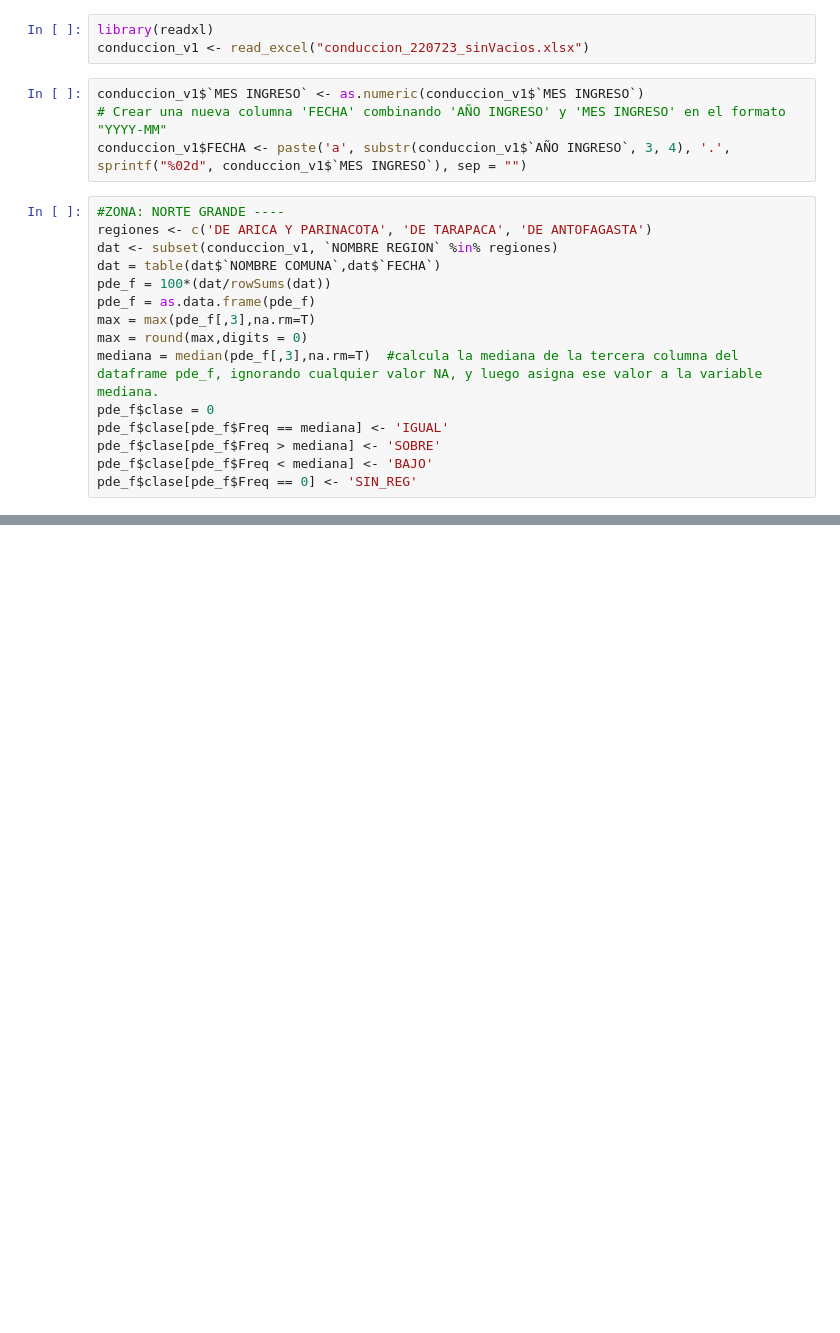
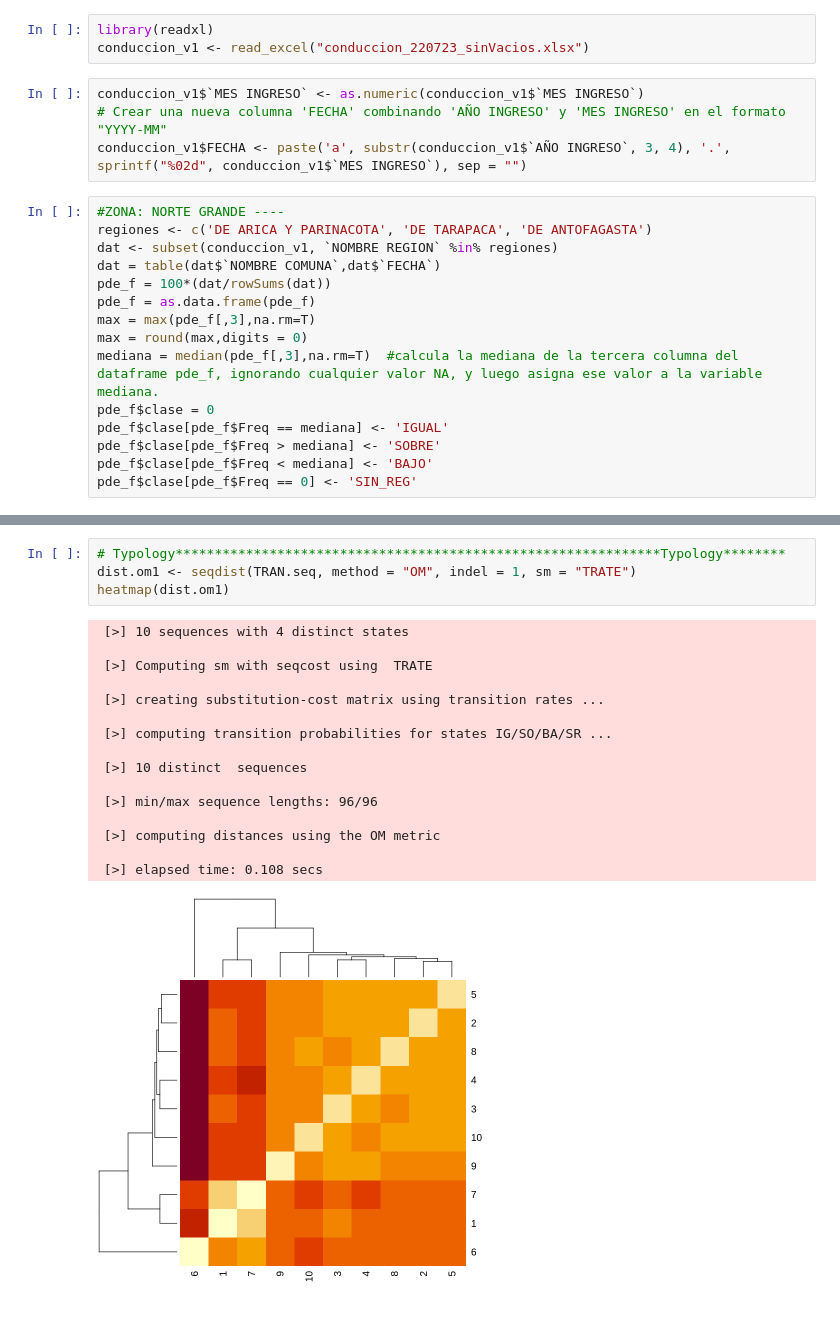
Before and after one commit to RodrigoEduard/TFMviu, a Jupyter notebook: RTraMineR_Norte_Grande.ipynb, the cells around one changed output, grey strips where cells are left out. Cells and saved outputs as stored; diff of their text form; blank space fills up the shorter version.

```diff
--- a/RTraMineR_Norte_Grande.ipynb
+++ b/RTraMineR_Norte_Grande.ipynb
@@ -41,0 +113,21 @@ TRAN <- as.data.frame(TRAN)
+# %%
+# Typology**************************************************************Typology********
+dist.om1 <- seqdist(TRAN.seq, method = "OM", indel = 1, sm = "TRATE")
+heatmap(dist.om1)
+# %% [output]
+ [>] 10 sequences with 4 distinct states
+
+ [>] Computing sm with seqcost using  TRATE
+
+ [>] creating substitution-cost matrix using transition rates ...
+
+ [>] computing transition probabilities for states IG/SO/BA/SR ...
+
+ [>] 10 distinct  sequences
+
+ [>] min/max sequence lengths: 96/96
+
+ [>] computing distances using the OM metric
+
+ [>] elapsed time: 0.108 secs
+[figure, added]
```
Also changed, not shown: parts of 6 cells of this notebook.
